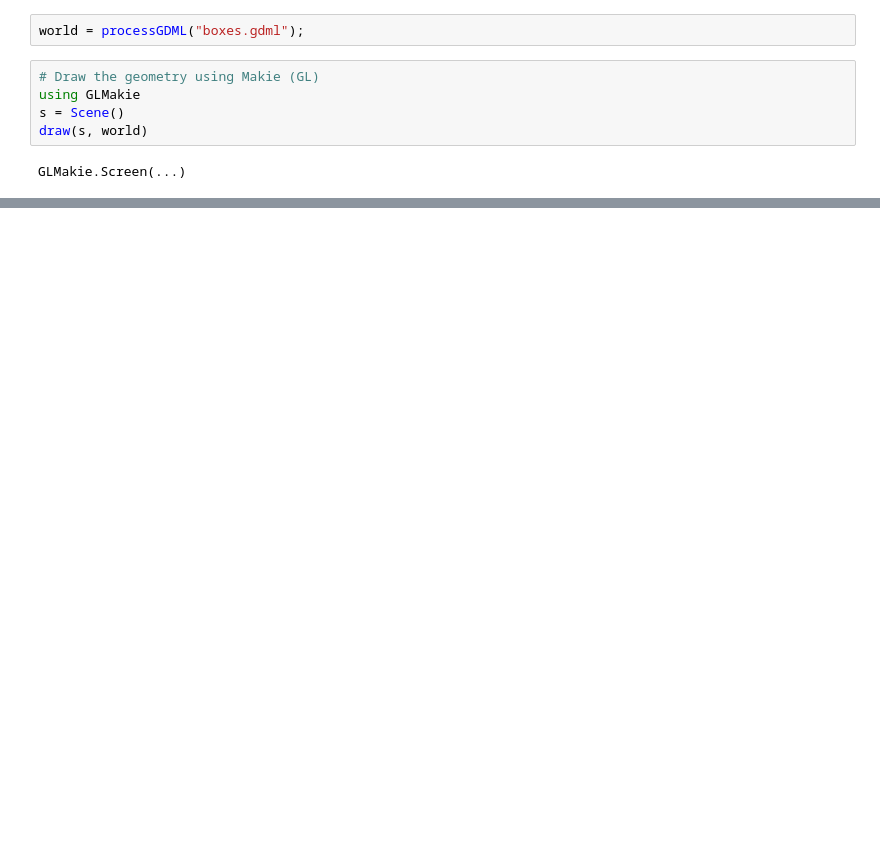
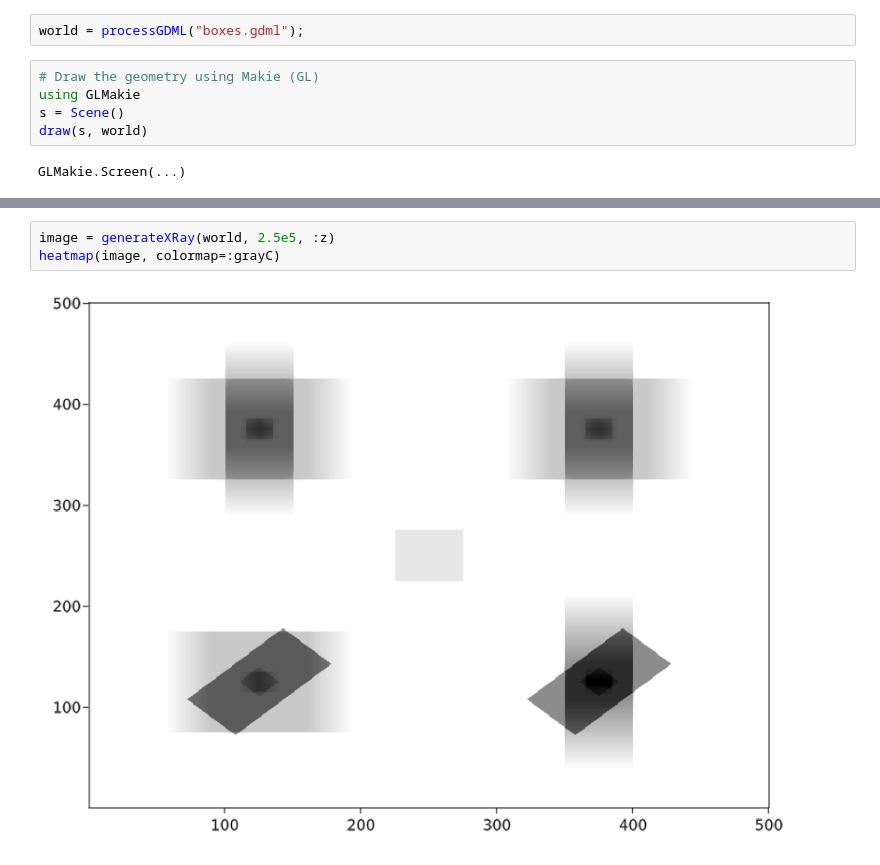
Before and after one commit to peremato/Geom4hep, a Jupyter notebook: examples/XRay.ipynb, the cells around one changed output, grey strips where cells are left out. Cells and saved outputs as stored; diff of their text form; blank space fills up the shorter version.

```diff
--- a/examples/XRay.ipynb
+++ b/examples/XRay.ipynb
@@ -27,3 +31,8 @@ heatmap(image, colormap=:grayC)
+# %%
+image = generateXRay(world, 2.5e5, :z)
+heatmap(image, colormap=:grayC)
+# %% [output]
+[figure, added]
 # %%
 @time image = generateXRay(world, 2.5e5);
 # %% [output]
```
Also changed, not shown: parts of 6 cells of this notebook, 6 other files.
